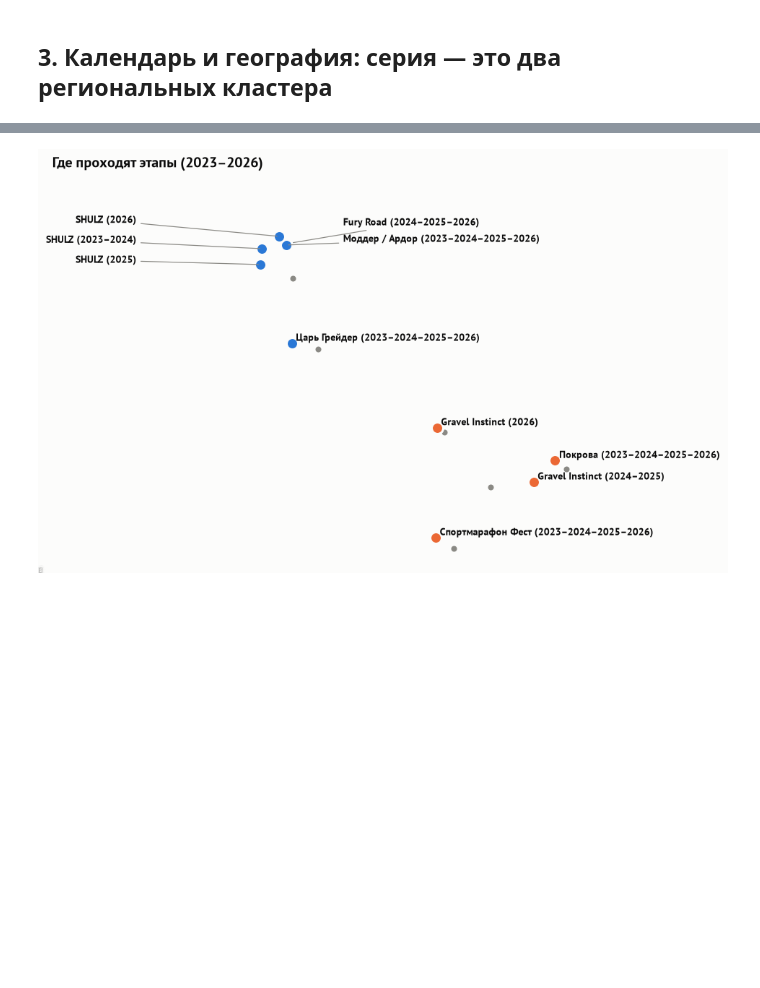
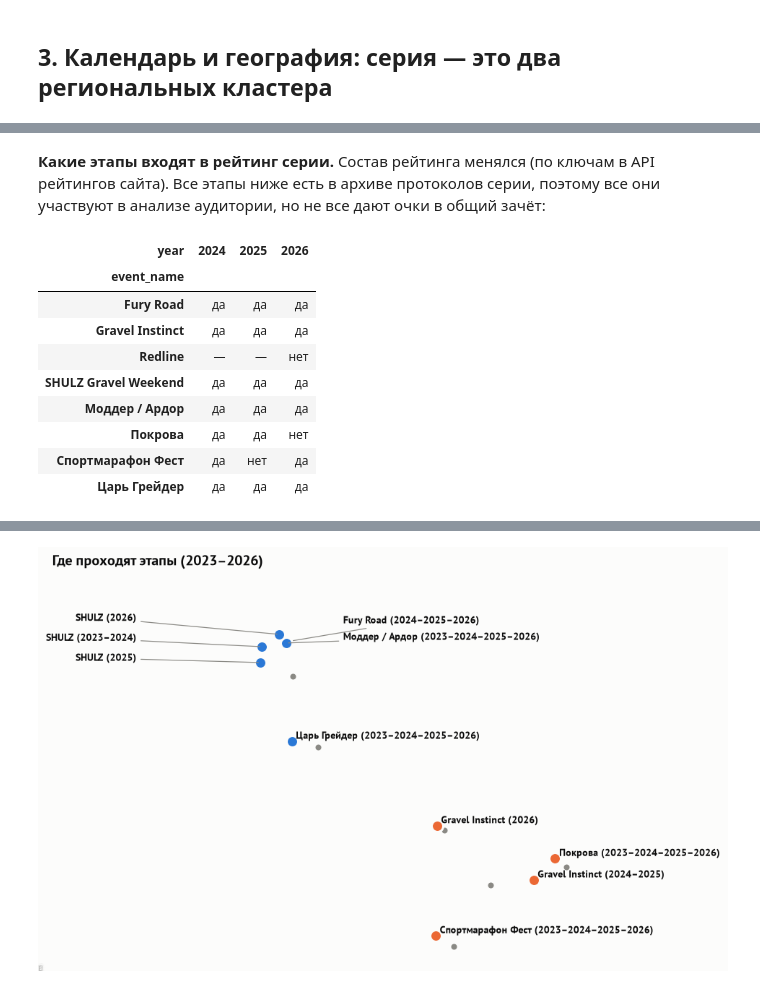
Before and after one commit to oiltsar/rgs-gravel-analytics, a Jupyter notebook: notebooks/analysis.ipynb, the cells around one changed output, grey strips where cells are left out. Saved outputs shown, nothing was run; the diff lists cells and outputs as text; code cells hidden in the pictures; blank space fills up the shorter version.

```diff
--- a/notebooks/analysis.ipynb
+++ b/notebooks/analysis.ipynb
@@ -173,3 +173,29 @@ venues[["year", "event_name", "race_date", "date_quality", "venue", "region", "m
 | 25 | 2026 | Моддер / Ардор | 2026-07-25 | exact | кемп у ст. Петяярви | Ленинградская обл. | Северо-Запад | approx |
 | 26 | 2026 | Покрова | 2026-08-01 | exact | кемп у озера (Юрьев-Польский р-н) | Владимирская обл. | Центр | exact |
 | 27 | 2026 | Fury Road | 2026-08-15 | exact | Ленинградская обл. | Ленинградская обл. | Северо-Запад | approx |
+# %% [markdown]
+**Какие этапы входят в рейтинг серии.** Состав рейтинга менялся (по ключам в API рейтингов сайта). Все этапы ниже есть в архиве протоколов серии,
+поэтому все они участвуют в анализе аудитории, но не все дают очки в общий зачёт:
+# %%
+rating_keys = {y: list(dict.fromkeys(k for e in json.loads((raw / f"rankings_{y}.json").read_text())["entries"] for k in e["breakdown"]))
+               for y in (2024, 2025, 2026)}
+key_to_event = {"ЦГ": "Царь Грейдер", "ЦГ180": "Царь Грейдер", "ЦГ250": "Царь Грейдер", "FURY ROAD": "Fury Road", "FR": "Fury Road",
+                "ПОКРОВА": "Покрова", "ПКРВ": "Покрова", "СПОРТМАРАФОН": "Спортмарафон Фест", "SMF": "Спортмарафон Фест",
+                "MODDER": "Моддер / Ардор", "ARD": "Моддер / Ардор", "А": "Моддер / Ардор", "SHULZ GW": "SHULZ Gravel Weekend",
+                "SGW": "SHULZ Gravel Weekend", "Ш": "SHULZ Gravel Weekend", "GRAVEL INSTINCT": "Gravel Instinct", "GI": "Gravel Instinct"}
+in_rating = {y: {key_to_event[k] for k in ks} for y, ks in rating_keys.items()}
+status = (venues[venues.year >= 2024].assign(
+    в_рейтинге=lambda d: [("да" if e in in_rating[y] else "нет") for y, e in zip(d.year, d.event_name)])
+    .pivot(index="event_name", columns="year", values="в_рейтинге").fillna("—"))
+status
+# %% [output]
+| year | 2024 | 2025 | 2026 |
+| event_name |  |  |  |
+| Fury Road | да | да | да |
+| Gravel Instinct | да | да | да |
+| Redline | — | — | нет |
+| SHULZ Gravel Weekend | да | да | да |
+| Моддер / Ардор | да | да | да |
+| Покрова | да | да | нет |
+| Спортмарафон Фест | да | нет | да |
+| Царь Грейдер | да | да | да |
```
Also changed, not shown: parts of 11 cells of this notebook, 12 other files.
